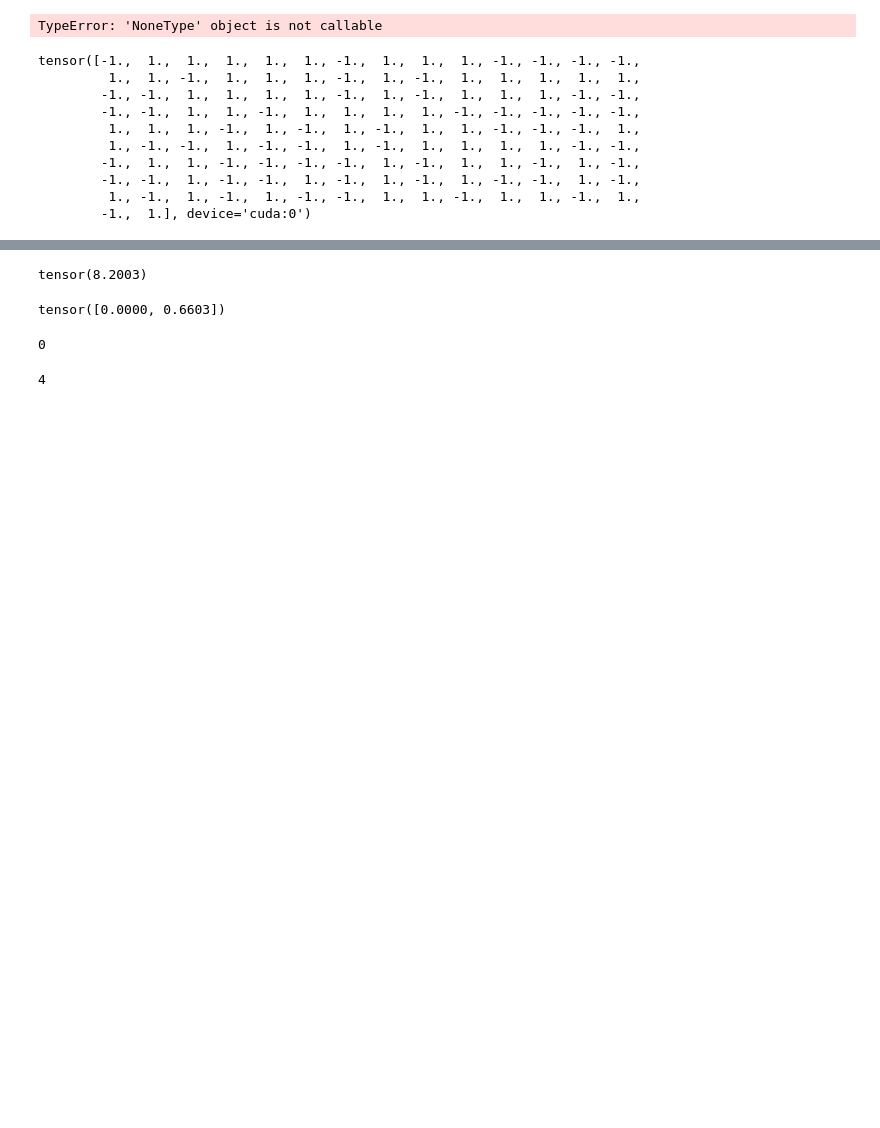
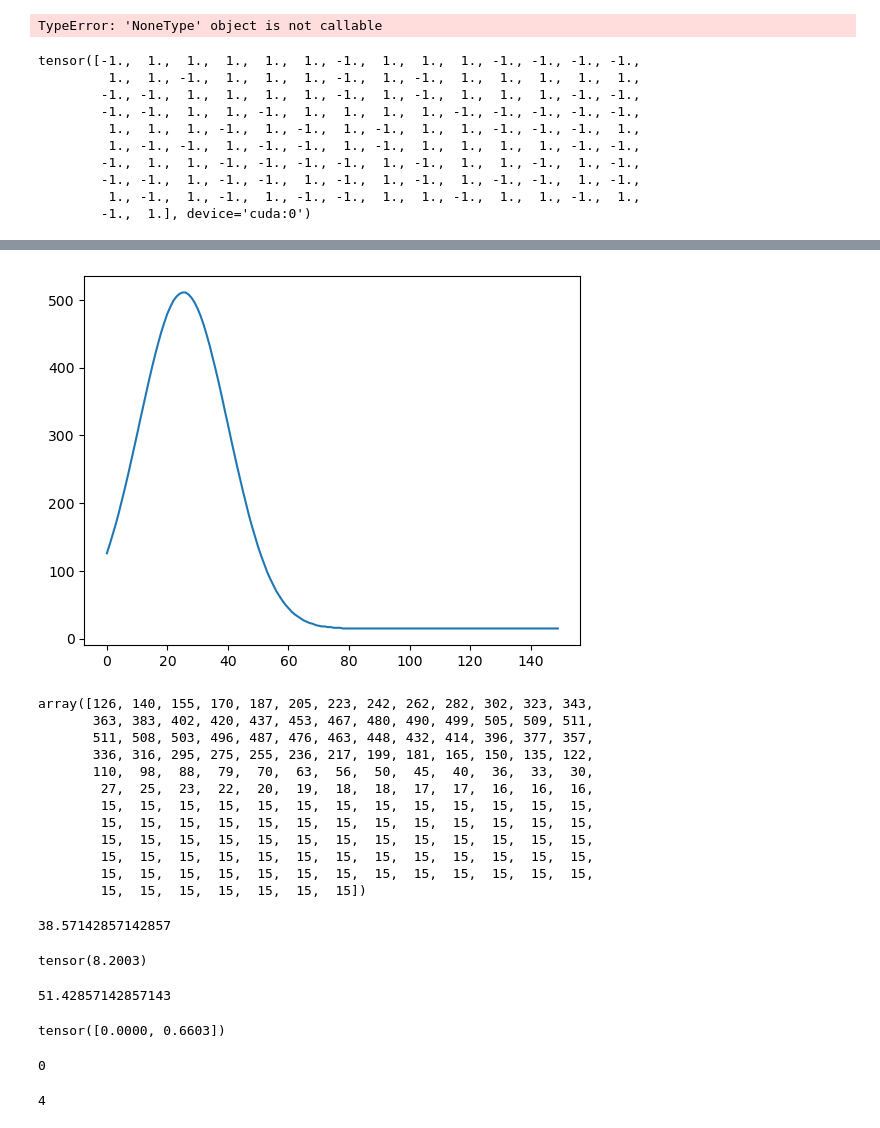
Before and after one commit to Dim314159/Reinforcement_Learning, a Jupyter notebook: Nardw_0_MCTS.ipynb, the cells around one changed output, grey strips where cells are left out. Saved outputs shown, nothing was run; the diff lists cells and outputs as text; code cells hidden in the pictures; blank space fills up the shorter version.

```diff
--- a/Nardw_0_MCTS.ipynb
+++ b/Nardw_0_MCTS.ipynb
@@ -1030,7 +988,3 @@ tensor([-1.,  1.,  1.,  1.,  1.,  1., -1.,  1.,  1.,  1., -1., -1., -1., -1.,
         -1., -1.,  1., -1., -1.,  1., -1.,  1., -1.,  1., -1., -1.,  1., -1.,
          1., -1.,  1., -1.,  1., -1., -1.,  1.,  1., -1.,  1.,  1., -1.,  1.,
         -1.,  1.], device='cuda:0')
-# %%
-def decay(n, max_iterations, decay_rate):
-    return max_iterations * np.exp(-decay_rate * n)
-my_arr = np.arange(64)
@@ -1074,3 +1003,41 @@ array([ 0,  1,  2,  3,  4,  5,  6,  7,  8,  9, 10, 11, 12, 13, 14, 15, 16,
+# %%
+def bell_shape(x, mu, sig, mult, shift):
+    gaus = np.exp(-np.power((x - mu) / sig, 2) / 2) / (np.sqrt(2 * np.pi) * sig)
+    return mult * gaus + shift
+
+def decay(x, amp, floor, a, b, mu, sig):
+    return (amp * np.exp(-(a * (x + b) - mu)**2 / (2 * sig**2))).astype(int) + floor
+# %%
+x = np.arange(150)
+floor = 15
+amp = 512 - floor
+a = 1.5
+b = -12
+mu = 20
+sig = 22
+iters = decay(x, amp, floor, a, b, mu, sig)
+# %%
+plt.plot(iters)
+plt.show()
+iters
+# %% [output]
+[figure, added]
+array([126, 140, 155, 170, 187, 205, 223, 242, 262, 282, 302, 323, 343,
+       363, 383, 402, 420, 437, 453, 467, 480, 490, 499, 505, 509, 511,
+       511, 508, 503, 496, 487, 476, 463, 448, 432, 414, 396, 377, 357,
+       336, 316, 295, 275, 255, 236, 217, 199, 181, 165, 150, 135, 122,
+       110,  98,  88,  79,  70,  63,  56,  50,  45,  40,  36,  33,  30,
+        27,  25,  23,  22,  20,  19,  18,  18,  17,  17,  16,  16,  16,
+        15,  15,  15,  15,  15,  15,  15,  15,  15,  15,  15,  15,  15,
+        15,  15,  15,  15,  15,  15,  15,  15,  15,  15,  15,  15,  15,
+        15,  15,  15,  15,  15,  15,  15,  15,  15,  15,  15,  15,  15,
+        15,  15,  15,  15,  15,  15,  15,  15,  15,  15,  15,  15,  15,
+        15,  15,  15,  15,  15,  15,  15,  15,  15,  15,  15,  15,  15,
+        15,  15,  15,  15,  15,  15,  15])
+# %%
+15 * 18 / 7
+# %% [output]
+38.57142857142857
 # %%
 logits = torch.tensor([8.2])
 targets = torch.tensor([0], dtype=torch.float)
@@ -1088,6 +1055,10 @@ tensor(8.2003)
 d = F.softmax(d, dim = -1).numpy()
         m1 = F.softmax(m1, dim = -1).numpy()
         m2 = F.softmax(m2, dim = -1).numpy()
+# %%
+24 * 15 / 7
+# %% [output]
+51.42857142857143
 # %%
 #ag_1.num_parameters()
 # %%
```
Also changed, not shown: parts of 47 cells of this notebook.
